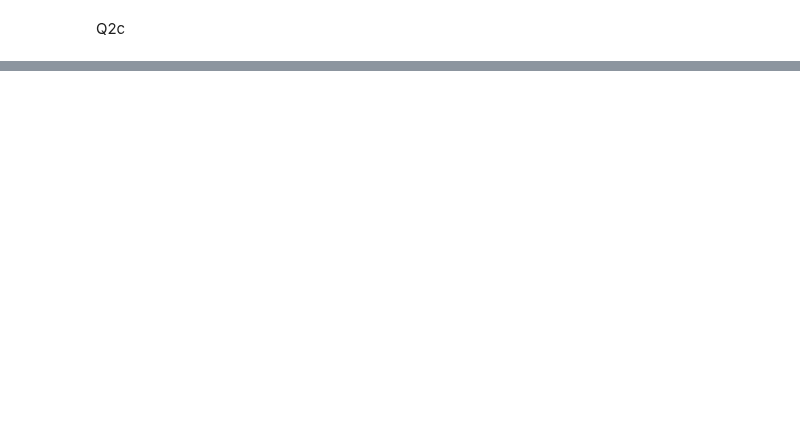
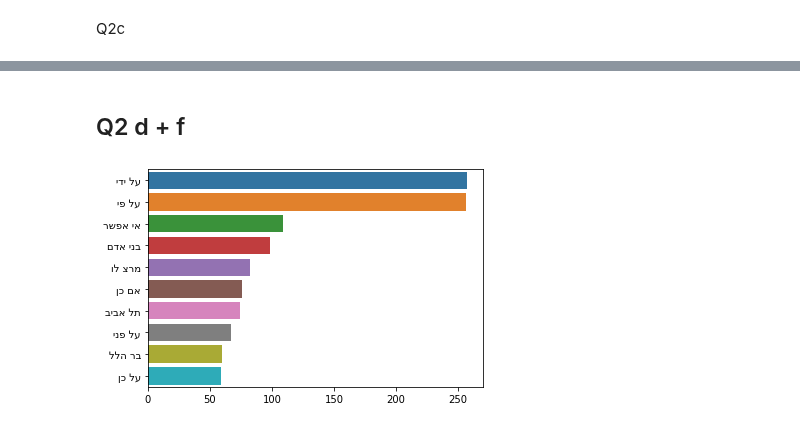
Before and after one commit to roishlezinger/nlpH, a Jupyter notebook: data_collection.ipynb, the cells around one changed output, grey strips where cells are left out. Saved outputs shown, nothing was run; the diff lists cells and outputs as text; code cells hidden in the pictures; blank space fills up the shorter version.

```diff
--- a/data_collection.ipynb
+++ b/data_collection.ipynb
@@ -151,8 +126,0 @@ plot_20_common_without_stop(all_words)
-# %%
-common_20 = Counter(" ".join(dat["text"]).split()).most_common(20)
-word = []
-frequency = []
-
-for i in range(len(common_20)):
-    word.append(common_20[i][0][::-1]) #TODO: look out! I turned the direction of the word, for it to come out right in the plot. If it needs to be returned, it must be reversed again!
-    frequency.append(common_20[i][1])
@@ -195,0 +127,38 @@ NameError: name 'ngrams' is not defined
+# %% [markdown]
+## Q2 d + f
+# %%
+all_words = " ".join(dat["text"]).split()
+all_words
+# %%
+def merge(list1, list2):
+
+    merged_list = [(list1[i], list2[i]) for i in range(0, len(list1))]
+    return merged_list
+
+def plot_top_ngrams_barchart(text, n=2,stop_word=False):
+    vec = CountVectorizer(ngram_range=(n, n)).fit(text)
+    bag_of_words = vec.transform(text)
+    sum_words = bag_of_words.sum(axis=0)
+    words_freq = [(word, sum_words[0, idx])
+                  for word, idx in vec.vocabulary_.items()]
+    words_freq =sorted(words_freq, key = lambda x: x[1], reverse=True)
+    if (stop_word):
+        x, y= [], []
+        for word,count in words_freq:
+            word = word.split()
+            if (word[0] not in stop and word[1] not in stop):
+                word = word[0] + " " + word[1]
+                x.append(word)
+                y.append(count)
+            if len(x)==20:
+                break
+        words_freq = merge(x,y)
+    words_freq = words_freq[:10]
+    x,y=map(list,zip(*words_freq))
+    sns.barplot(x=y,y=invert_words(x))
+
+#plot_top_ngrams_barchart(all_words,2)
+# %%
+plot_top_ngrams_barchart(all_words,2,False)
+# %% [output]
+[figure, added]
```
Also changed, not shown: parts of 12 cells of this notebook, 1 other file.
